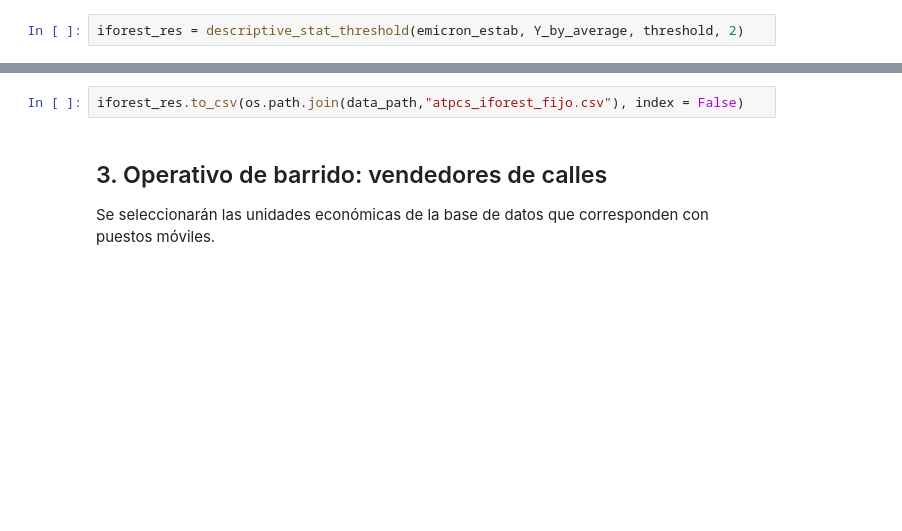
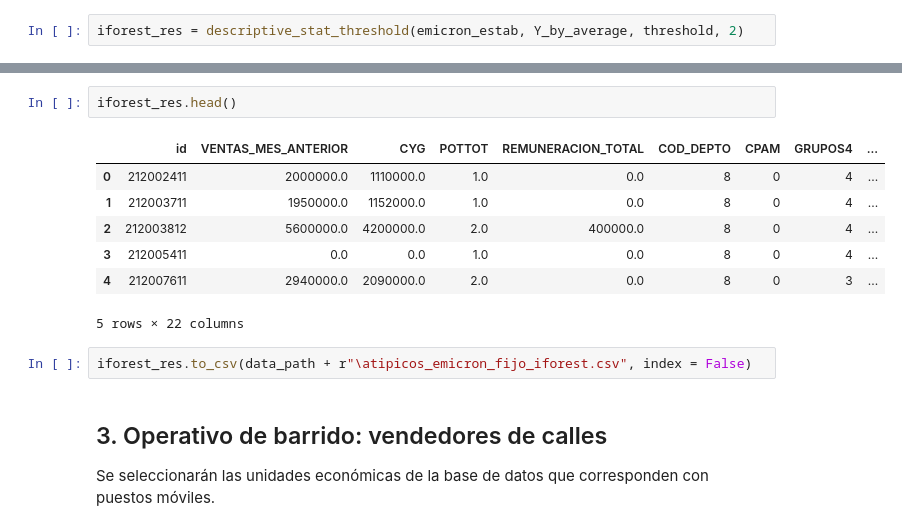
Before and after one commit to caravilaga/Repositorio_DANE, a Jupyter notebook: Modelado/iforest.ipynb, the cells around one changed output, grey strips where cells are left out. Cells and saved outputs as stored; diff of their text form; blank space fills up the shorter version.

```diff
--- a/Modelado/iforest.ipynb
+++ b/Modelado/iforest.ipynb
@@ -158,5 +158,15 @@ Name: Group, dtype: int64
+# %%
+iforest_res.head()
+# %% [output]
+|  | id | VENTAS_MES_ANTERIOR | CYG | POTTOT | REMUNERACION_TOTAL | COD_DEPTO | CPAM | GRUPOS4 | ... |
+| 0 | 212002411 | 2000000.0 | 1110000.0 | 1.0 | 0.0 | 8 | 0 | 4 | ... |
+| 1 | 212003711 | 1950000.0 | 1152000.0 | 1.0 | 0.0 | 8 | 0 | 4 | ... |
+| 2 | 212003812 | 5600000.0 | 4200000.0 | 2.0 | 400000.0 | 8 | 0 | 4 | ... |
+| 3 | 212005411 | 0.0 | 0.0 | 1.0 | 0.0 | 8 | 0 | 4 | ... |
+| 4 | 212007611 | 2940000.0 | 2090000.0 | 2.0 | 0.0 | 8 | 0 | 3 | ... |
+5 rows × 22 columns
 # %%
-iforest_res.to_csv(os.path.join(data_path,"atpcs_iforest_fijo.csv"), index = False)
+iforest_res.to_csv(data_path + r"\atipicos_emicron_fijo_iforest.csv", index = False)
 # %% [markdown]
 ## 3. Operativo de barrido: vendedores de calles
 Se seleccionarán las unidades económicas de la base de datos que corresponden con puestos móviles.
```
Also changed, not shown: parts of 22 cells of this notebook, 14 other files.
